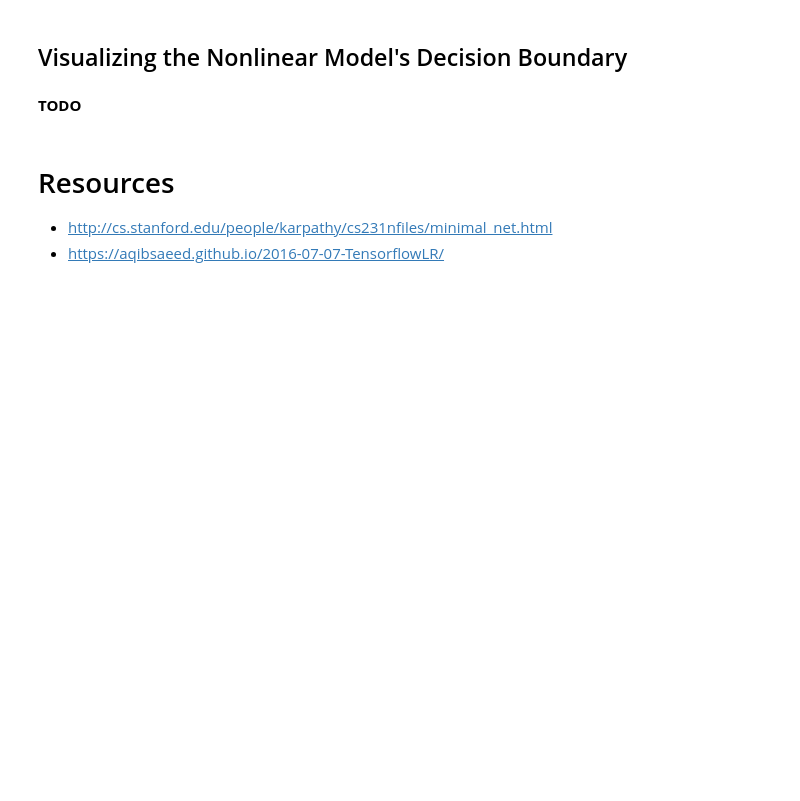
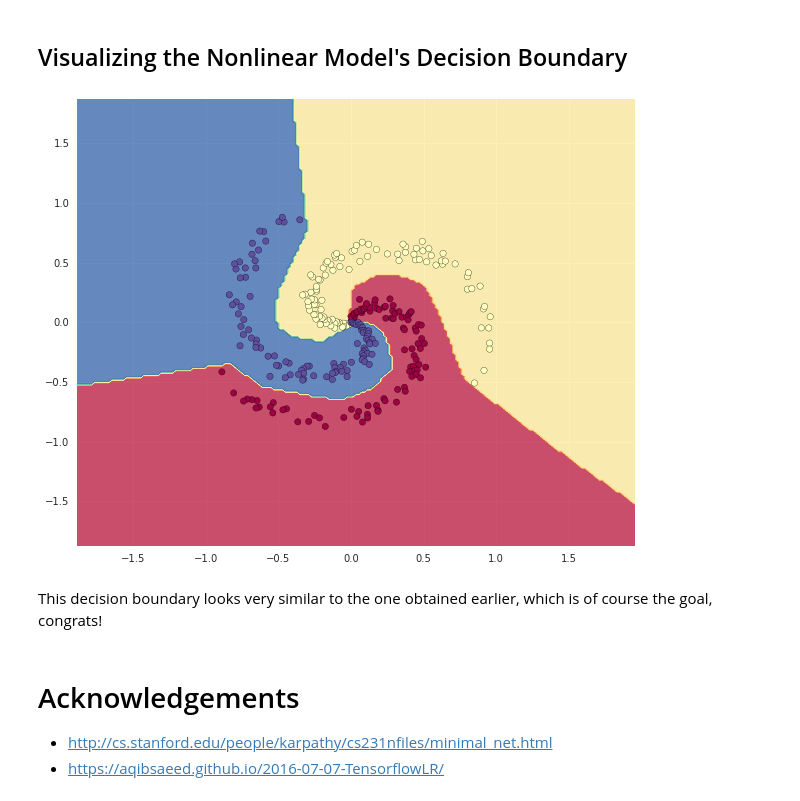
Before and after one commit to deep-learning-indaba/practicals2017, a Jupyter notebook: practical1.ipynb, the cells around one changed output. Cells and saved outputs as stored; diff of their text form; code cells hidden in the pictures; blank space fills up the shorter version.

```diff
--- a/practical1.ipynb
+++ b/practical1.ipynb
@@ -664,3 +655,9 @@ The above models worked well, but it was a little tedius to implement the gradie
+# %%
+# First we need to import TensorFlow.
+import tensorflow as tf
+
+tf.reset_default_graph() # Clear the graph between different invocations.
+sess = tf.InteractiveSession() # Create and register the default Session.
 # %% [markdown]
 ### Define hyperparameters
 # %%
@@ -821,0 +802,16 @@ FailedPreconditionError: ignored
+# %%
+# Here we wrap the TensorFlow model so that it behaves more like a Numpy model
+# which the plot_decision_boundary function expects. Don't worry too much about
+# the details, it's just so we can visualise the decision boundary!
+
+class TFModelWrapper(object):
+  def __init__(self, model):
+    self._model = model
+
+  def get_logits(self, x):
+    return tf.get_default_session().run(self._model.get_logits(x_tf),
+                                        feed_dict={x_tf : x,
+                                                   y_tf : np.zeros(x.shape[0])})
+
+wrapper = TFModelWrapper(tf_linear_model)
+plot_decision_boundary(X, wrapper)
@@ -876,10 +874,15 @@ Iteration: 9001 cost= 0.244016916
 Optimization Finished!
 # %% [markdown]
 ## Visualizing the Nonlinear Model's Decision Boundary
-# %% [markdown]
-**TODO**
+# %%
+wrapper = TFModelWrapper(tf_non_linear_model)
+plot_decision_boundary(X, wrapper)
+# %% [output]
+[figure, added]
+# %% [markdown]
+This decision boundary looks very similar to the one obtained earlier, which is of course the goal, congrats!
 # %% [markdown]
-# Resources
+# Acknowledgements
 
 * http://cs.stanford.edu/people/karpathy/cs231nfiles/minimal_net.html
 * https://aqibsaeed.github.io/2016-07-07-TensorflowLR/
```
Also changed, not shown: parts of 38 cells of this notebook, 1 other file.
